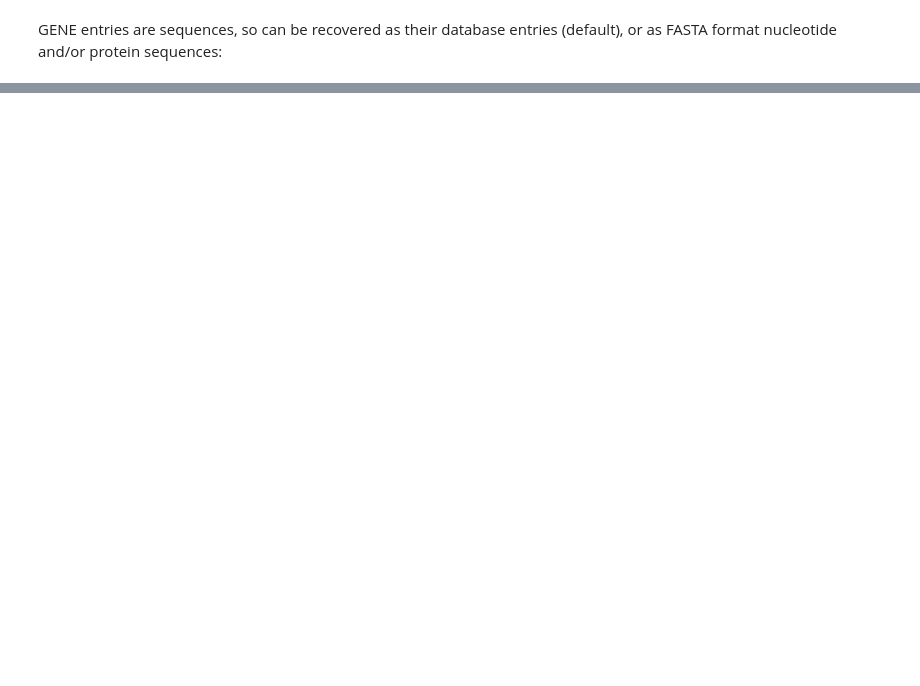
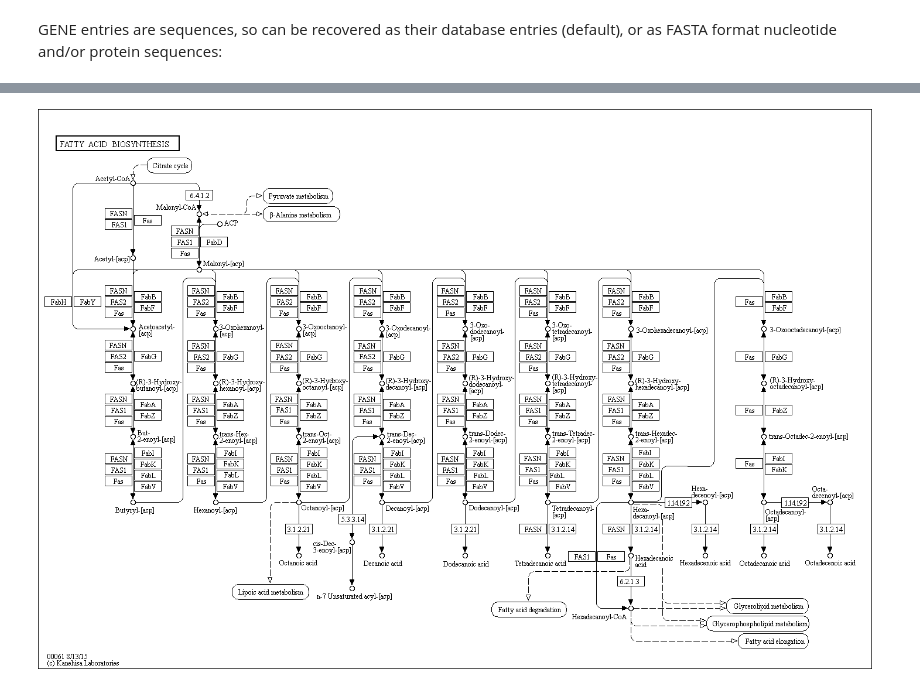
Before and after one commit to widdowquinn/2018-03-06-ibioic, a Jupyter notebook: 02-sequence_databases/09-KEGG_programming.ipynb, the cells around one changed output, grey strips where cells are left out. Saved outputs shown, nothing was run; the diff lists cells and outputs as text; code cells hidden in the pictures; blank space fills up the shorter version.

Commit message:
update KEGG lessons

```diff
--- a/02-sequence_databases/09-KEGG_programming.ipynb
+++ b/02-sequence_databases/09-KEGG_programming.ipynb
@@ -236,0 +470,6 @@ print(result)
+# %%
+# Get map of fatty-acid biosynthesis
+result = REST.kegg_get("map00061", "image").read()
+Image(result)
+# %% [output]
+[figure, added]
```
Also changed, not shown: parts of 34 cells of this notebook, 2 other files.
